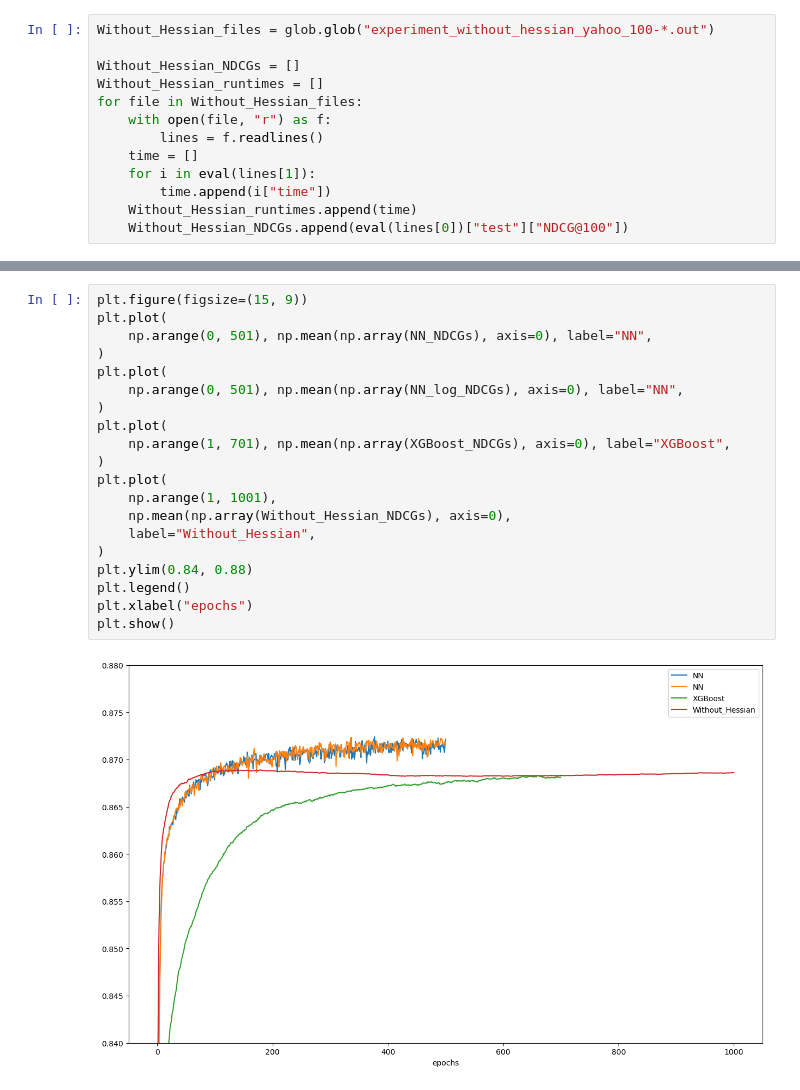
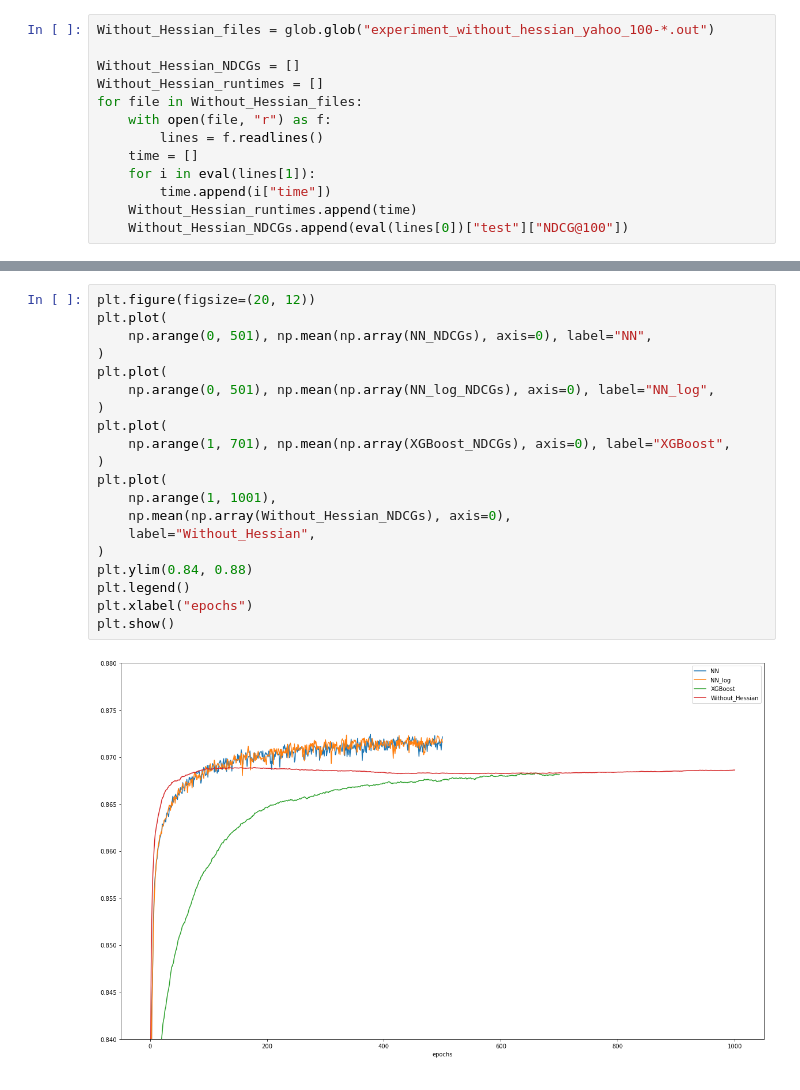
Before and after one commit to jkang98/plrank-short-paper, a Jupyter notebook: experiments/yahoo/K=100/plot_K_100_yahoo.ipynb, the cells around one changed output, grey strips where cells are left out. Cells and saved outputs as stored; diff of their text form.

```diff
--- a/experiments/yahoo/K=100/plot_K_100_yahoo.ipynb
+++ b/experiments/yahoo/K=100/plot_K_100_yahoo.ipynb
@@ -94,22 +94,22 @@ plt.show()
 # %%
-plt.figure(figsize=(15, 9))
+plt.figure(figsize=(20, 12))
 plt.plot(
     np.arange(0, 501), np.mean(np.array(NN_NDCGs), axis=0), label="NN",
 )
 plt.plot(
-    np.arange(0, 501), np.mean(np.array(NN_log_NDCGs), axis=0), label="NN",
+    np.arange(0, 501), np.mean(np.array(NN_log_NDCGs), axis=0), label="NN_log",
 )
 plt.plot(
     np.arange(1, 701), np.mean(np.array(XGBoost_NDCGs), axis=0), label="XGBoost",
 )
 plt.plot(
     np.arange(1, 1001),
     np.mean(np.array(Without_Hessian_NDCGs), axis=0),
     label="Without_Hessian",
 )
 plt.ylim(0.84, 0.88)
 plt.legend()
 plt.xlabel("epochs")
 plt.show()
 # %% [output]
-[figure, old version]
+[figure, new version]
```
Also changed, not shown: parts of 1 cell of this notebook, 1 other file.
